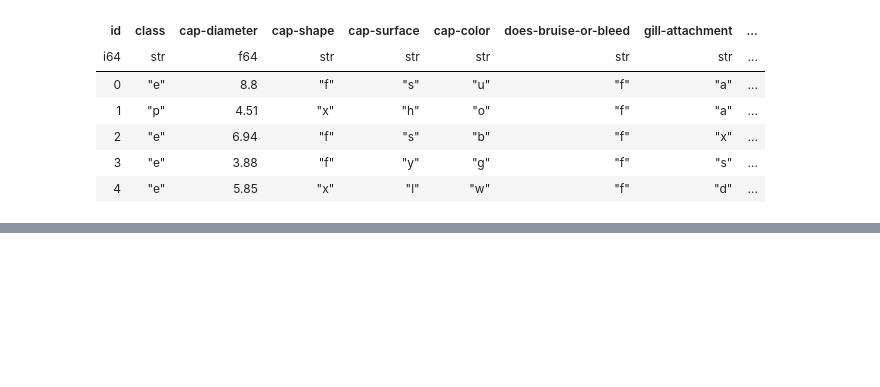
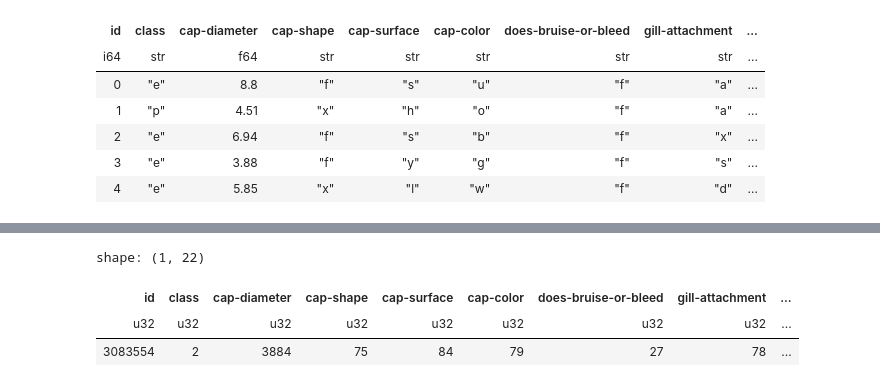
Before and after one commit to peterbull/kaggle-s04e08, a Jupyter notebook: inital_notebook.ipynb, the cells around one changed output, grey strips where cells are left out. Drawn from its saved outputs; the diff is of its cells as text; code cells hidden in the pictures; blank space fills up the shorter version.

```diff
--- a/inital_notebook.ipynb
+++ b/inital_notebook.ipynb
@@ -30,0 +73,7 @@ shape: (5, 22)
+# %%
+df_train.select(pl.all().approx_n_unique())
+# %% [output]
+shape: (1, 22)
+| id | class | cap-diameter | cap-shape | cap-surface | cap-color | does-bruise-or-bleed | gill-attachment | ... |
+| u32 | u32 | u32 | u32 | u32 | u32 | u32 | u32 | ... |
+| 3083554 | 2 | 3884 | 75 | 84 | 79 | 27 | 78 | ... |
```
Also changed, not shown: parts of 40 cells of this notebook, 2 other files.
